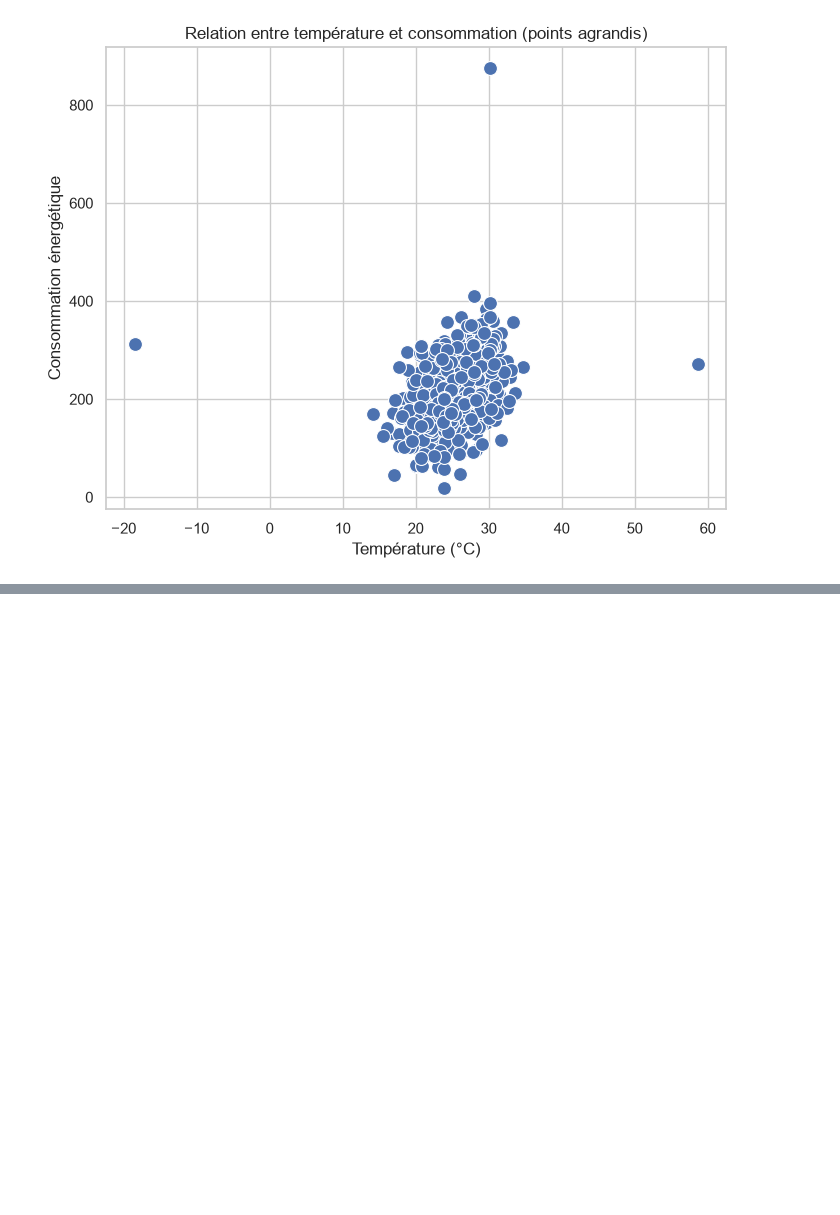
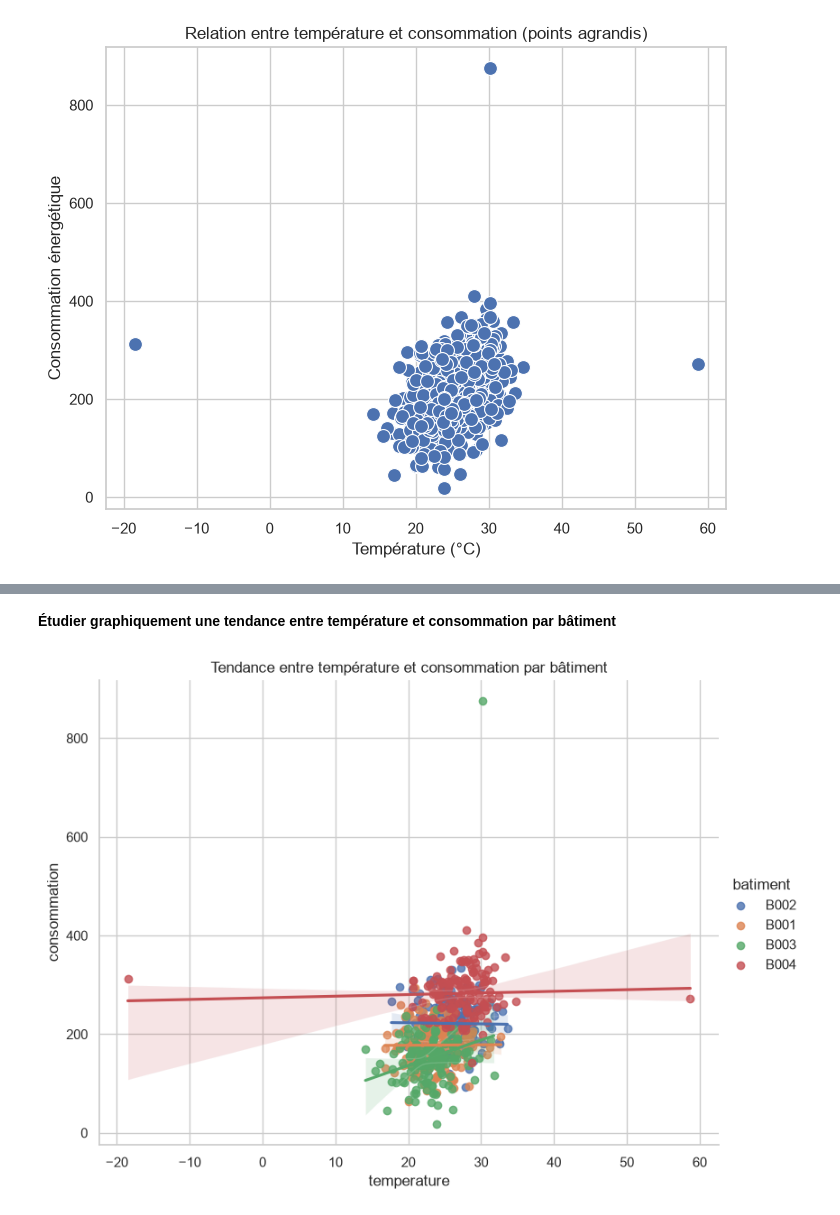
Before and after one commit to galassmyname/Atelier-Seaborn, a Jupyter notebook: atelier_seaborn_iot/notebooks/atelier_seaborn_iot.ipynb, the cells around one changed output, grey strips where cells are left out. Saved outputs shown, nothing was run; the diff lists cells and outputs as text; code cells hidden in the pictures; blank space fills up the shorter version.

```diff
--- a/atelier_seaborn_iot/notebooks/atelier_seaborn_iot.ipynb
+++ b/atelier_seaborn_iot/notebooks/atelier_seaborn_iot.ipynb
@@ -381,0 +406,8 @@ plt.show()
+# %% [markdown]
+**Étudier graphiquement une tendance entre température et consommation par bâtiment**
+# %%
+sns.lmplot(data=df, x="temperature", y="consommation", hue="batiment", height=6, aspect=1.3)
+plt.title("Tendance entre température et consommation par bâtiment")
+plt.show()
+# %% [output]
+[figure, added]
```
Also changed, not shown: parts of 6 cells of this notebook.
